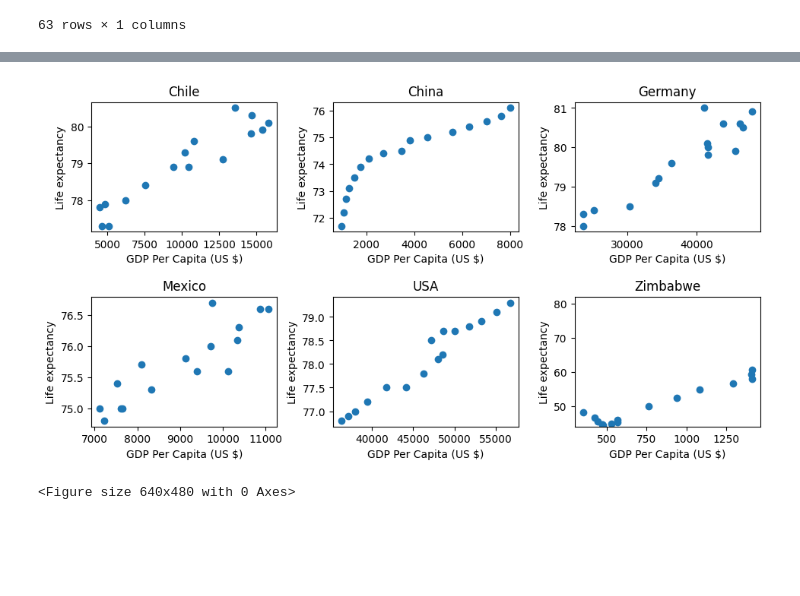
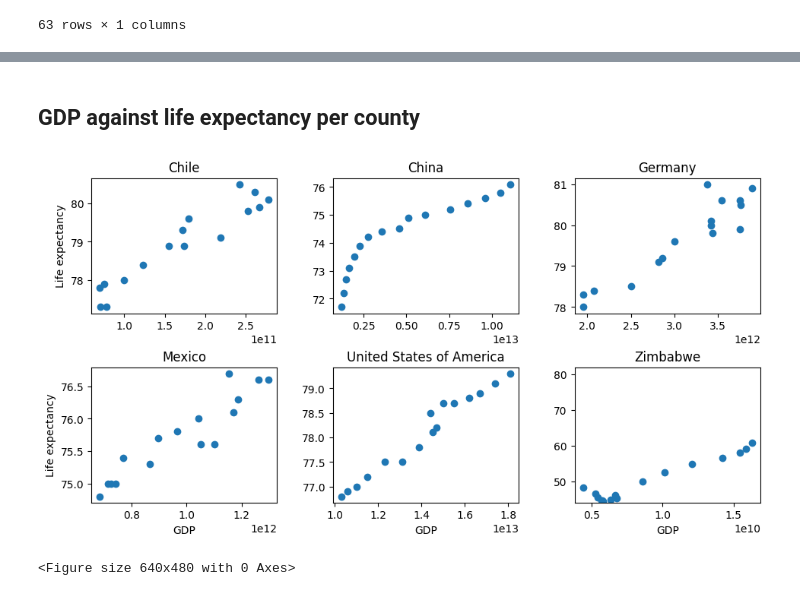
Before and after one commit to livecat-ai/Codecademy_data_science, a Jupyter notebook: Life-Expectancy-and-GDP-Starter/life_expectancy_gdp.ipynb, the cells around one changed output, grey strips where cells are left out. Cells and saved outputs as stored; diff of their text form; code cells hidden in the pictures; blank space fills up the shorter version.

```diff
--- a/Life-Expectancy-and-GDP-Starter/life_expectancy_gdp.ipynb
+++ b/Life-Expectancy-and-GDP-Starter/life_expectancy_gdp.ipynb
@@ -58,8 +58,3 @@ United States of America
 Zimbabwe
 # %% [markdown]
 And change 'United States of America to 'USA'
-# %%
-usa_str = 'United States of America'
-size = gdp[gdp.Country==usa_str].shape[0]
-gdp.loc[gdp.Country==usa_str, 'Country'] = ['USA'] * size
-gdp[gdp.Country=='USA'].head()
@@ -73,4 +60,0 @@ gdp[gdp.Country=='USA'].head()
-# %%
-countries = gdp.Country.unique()
-for country in countries:
-    print(country)
@@ -202,6 +155,3 @@ def clean_data(df, country_name):
 gdp_per_cap_list = [clean_data(df, country_name)
                     for df, country_name
                     in zip(gdp_per_cap_raw, country_names)]
-# %%
-for country in gdp_per_cap_list:
-    print(country.Country.unique(), country.Year.min(), country.Year.max())
@@ -298,25 +232,31 @@ plt.clf()
+# %% [markdown]
+## GDP against life expectancy per county
 # %%
-fig6 = plt.figure()
-countries = gdp_per_cap.Country.unique()
-max_age = np.round(gdp_per_cap['Life expectancy'].max()) + 1
-min_age = np.floor(gdp_per_cap['Life expectancy'].min())
-x_col = 'GDP Per Capita (US $)'
+gdp = gdp.reset_index()
+fig3 = plt.figure()
+max_age = np.round(gdp['Life expectancy'].max()) + 1
+min_age = np.floor(gdp['Life expectancy'].min())
+x_col = 'GDP'
 y_col = 'Life expectancy'
+num_rows = 2
+num_cols = 3
 num_countries = len(countries)
-age = np.sort(gdp_per_cap[y_col].unique())
+age = np.sort(gdp[y_col].unique())
 axis = []
 for i, country in enumerate(countries):
-    country_data = gdp_per_cap[gdp_per_cap['Country']==country]
-    plt.subplot(2, 3, i+1)
+    country_data = gdp[gdp['Country']==country]
+    plt.subplot(num_rows, num_cols, i+1)
     plt.scatter(country_data[x_col], country_data[y_col])
     plt.title(country)
-    plt.xlabel(x_col)
-    plt.ylabel(y_col)
-plt.subplots_adjust(hspace=0.5, wspace=0.3, top=1, right=1.5)
+    if i > num_rows:
+        plt.xlabel(x_col)
+    if i % num_cols == 0:
+        plt.ylabel(y_col)
+plt.subplots_adjust(hspace=0.4, wspace=0.3, top=1, right=1.5)
 plt.ylim(min_age, max_age)
-fig6.savefig('./figures/life_expectancy_to_gdp_per_capita_by_country.png', bbox_inches='tight')
+fig3.savefig('./figures/life_expectancy_to_gdp_by_country.png', bbox_inches='tight')
 plt.show()
 plt.clf()
 # %% [output]
-[figure, old version]
+[figure, new version]
 <Figure size 640x480 with 0 Axes>
```
Also changed, not shown: parts of 27 cells of this notebook, 4 other files.
